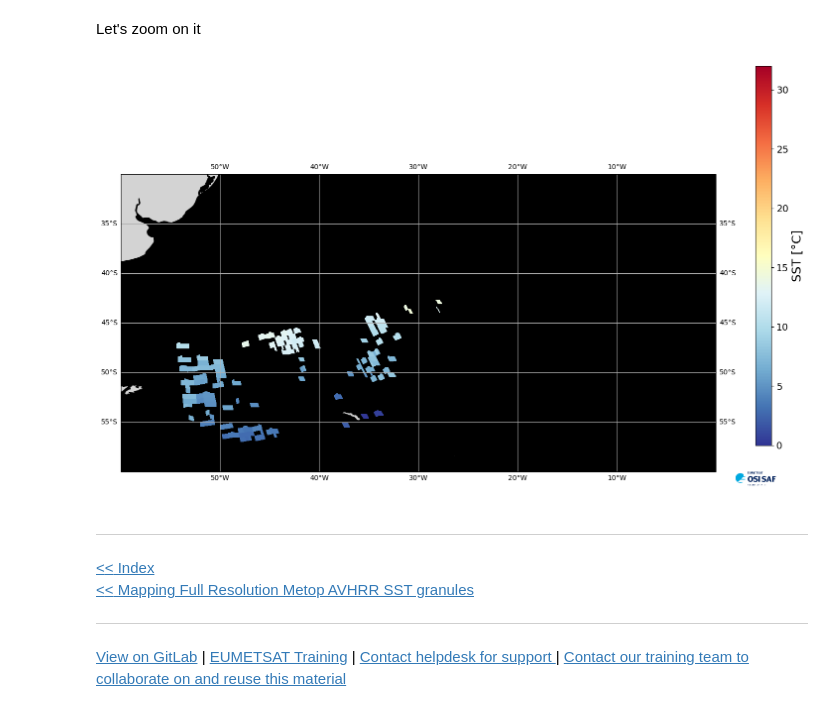
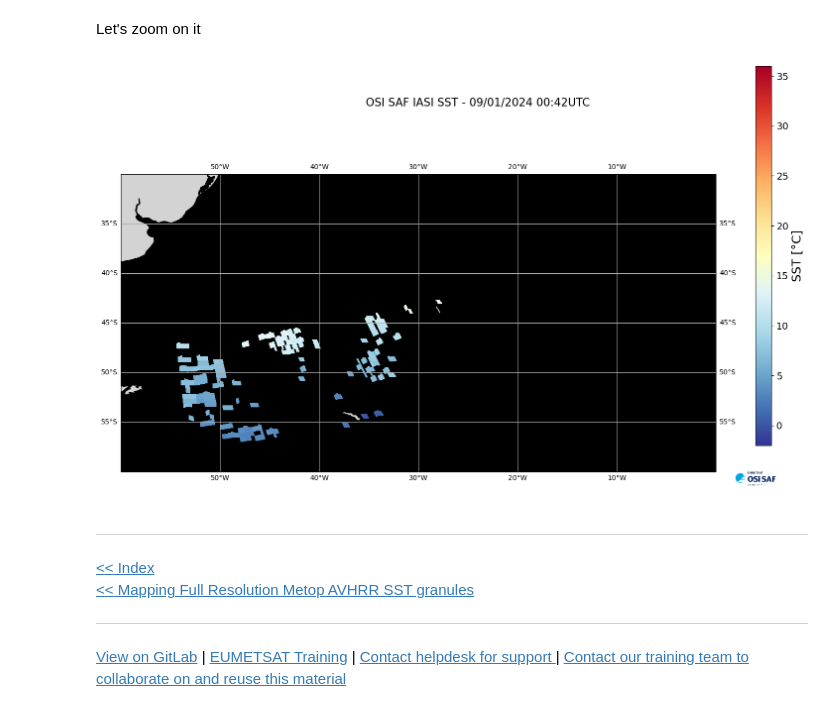
Before and after one commit to eumetsat/learn-osi-saf-sst, a Jupyter notebook: 1_OSI_SAF_sst_introductory/1_3e_OSI_SAF_SST_mapping_Metop_IASI.ipynb, the cells around one changed output. Saved outputs shown, nothing was run; the diff lists cells and outputs as text; code cells hidden in the pictures.

```diff
--- a/1_OSI_SAF_sst_introductory/1_3e_OSI_SAF_SST_mapping_Metop_IASI.ipynb
+++ b/1_OSI_SAF_sst_introductory/1_3e_OSI_SAF_SST_mapping_Metop_IASI.ipynb
@@ -129,5 +133,5 @@ def add_colorbar(im, fig, orientation, cmap, discrete=False, extend='neither'):
 # %% [markdown]
 Setting directory where to read data files
 # %%
-directory = os.path.join(os.getcwd(), 'products', 'iasi')
+directory = os.path.join(os.getcwd(), 'products', 'L2_IASI')
 # %% [markdown]
@@ -255,49 +272,53 @@ lon_min = -60
 lon_max = 0
 lat_min = -60
 lat_max = -30
+
 # Define figure size
 fig = plt.figure(figsize=(16,9))
+fig.suptitle('OSI SAF IASI SST - 09/01/2024 00:42UTC', fontsize=16)
 
 # Set input and output projection of data
 data_projection=ccrs.PlateCarree()
 output_projection=ccrs.PlateCarree() # Can be change
-
-# define title
-# plt.title("IASI  - Plate Carree", fontsize=16)
 
 # define plot carateristics
 ax = plt.axes([0.05,0.05,0.75,0.85], projection=output_projection)
 ax.set_extent([lon_min, lon_max, lat_min, lat_max], crs=data_projection)
 ax.add_feature(cfeature.OCEAN, zorder=0, facecolor='black') # Change color of ocean
 ax.add_feature(cfeature.LAND, zorder=0, facecolor='lightgrey') # Change color of land
 ax.gridlines(draw_labels=True)   # Add grid line with latitude and logitude label
 ax.coastlines()    # Add coastline
 
 # open and plot data
 nc = xr.open_dataset(os.path.join(directory, filename))
 lat = nc.variables['lat'][:]
 lon = nc.variables['lon'][:]
 sst = nc.variables['sea_surface_temperature'][:]
 ql  = nc.variables['quality_level'][:]
 nc.close()
 
 # Use only SST with quality_level > 2
 sst_ql345 = np.ma.masked_where(ql<3, sst)
+
+# Convert K in °C
+SST = sst_ql345[0,:,:]-273.15
+
 # Select longitude - debug map
-lon_sel = 176
-sst_ql345 = np.ma.masked_where(lon<-lon_sel, sst_ql345[0,:,:])
-sst_ql345 = np.ma.masked_where(lon>lon_sel, sst_ql345)
+lon_sel = 178
+SST = np.ma.masked_where(lon<-lon_sel, SST)
+SST = np.ma.masked_where(lon>lon_sel, SST)
+
 
 # plotting sst
-im = plt.pcolormesh(lon, lat, sst_ql345[:,:]-273.15, transform=data_projection, cmap=cmap)
+im = plt.pcolormesh(lon, lat, SST, transform=data_projection, cmap=cmap)
 
 # set the min and max temperature for apropriate visualisation
-im.set_clim(0,32)
+im.set_clim(-2,36)
 
 # Adding a colorbar
 add_colorbar(im, fig, orientation="vertical", cmap=cmap)
 # %% [output]
-[figure, old version]
+[figure, new version]
 # %% [markdown]
 <hr>
 <a href="../Index.ipynb" target="_blank"><< Index</a>
```
Also changed, not shown: parts of 8 cells of this notebook.
